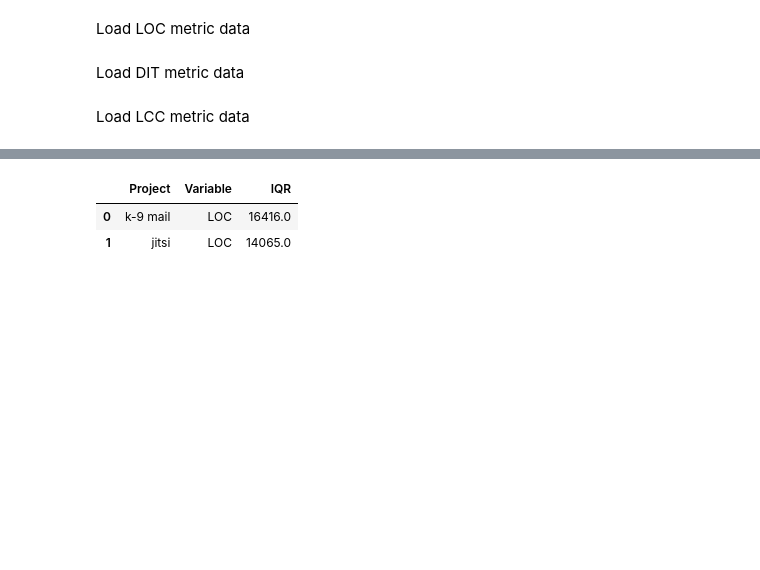
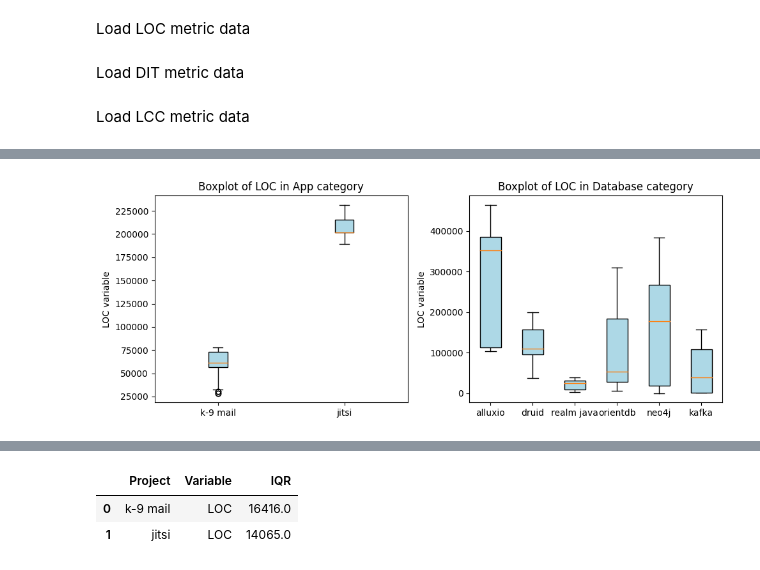
Before and after one commit to alenkaja00/time-series-study, a Jupyter notebook: rq2_analysis.ipynb, the cells around one changed output, grey strips where cells are left out. Cells and saved outputs as stored; diff of their text form; code cells hidden in the pictures; blank space fills up the shorter version.

```diff
--- a/rq2_analysis.ipynb
+++ b/rq2_analysis.ipynb
@@ -39,0 +43,21 @@ cicd_lcc_data = pd.read_csv('./groups/lcc/cicd_lcc.csv', index_col=0)
+# %%
+def draw_boxplot(data1, data2, variable, category1, category2):
+    fig, axes = plt.subplots(nrows=1, ncols=2, figsize=(10, 4))
+
+    # Plot 1
+    boxprops = dict(facecolor='lightblue', color='black')
+    axes[0].boxplot([data1.iloc[i].dropna() for i in range(len(data1))], patch_artist=True, boxprops=boxprops)
+    axes[0].set_xticklabels(data1.index.values)
+    axes[0].set_ylabel(str(variable)+' variable')
+    axes[0].set_title('Boxplot of '+str(variable)+' in '+str(category1)+' category')
+    # Plot 2
+    axes[1].boxplot([data2.iloc[i].dropna() for i in range(len(data2))], patch_artist=True, boxprops=boxprops)
+    axes[1].set_xticklabels(data2.index.values)
+    axes[1].set_ylabel(str(variable)+' variable')
+    axes[1].set_title('Boxplot of '+str(variable)+' in '+str(category2)+' category')
+    plt.tight_layout()
+    plt.show()
+# %%
+draw_boxplot(app_loc_data, database_loc_data, 'LOC', 'App', 'Database')
+# %% [output]
+[figure, added]
```
Also changed, not shown: parts of 29 cells of this notebook.
